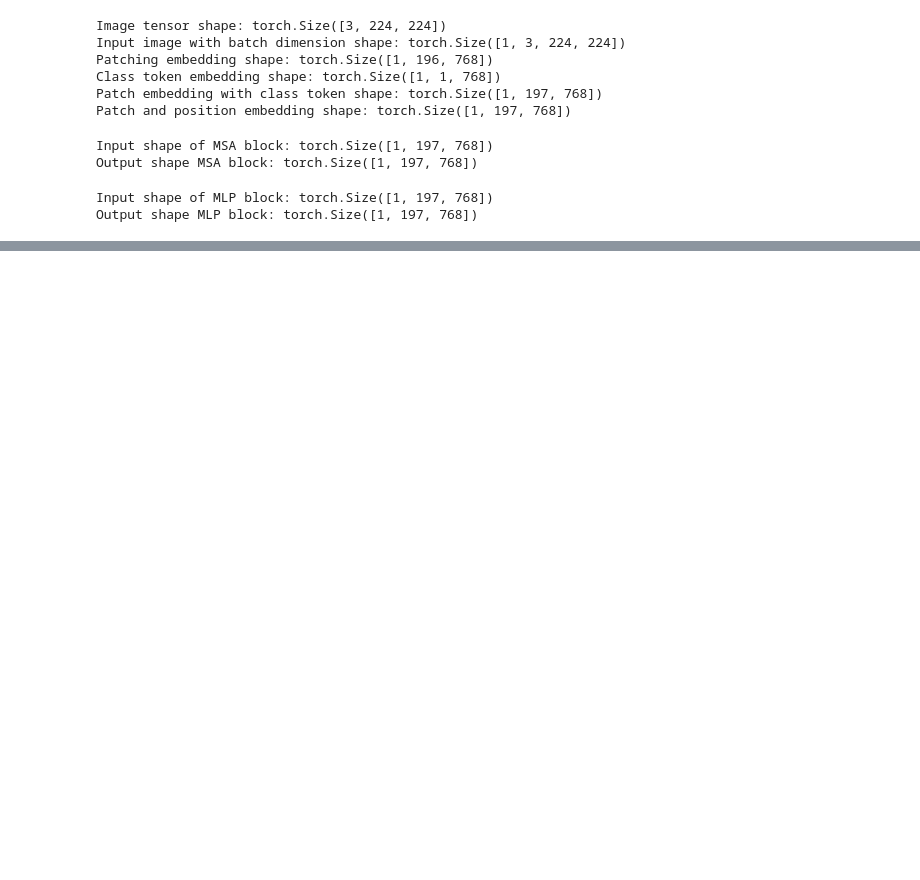
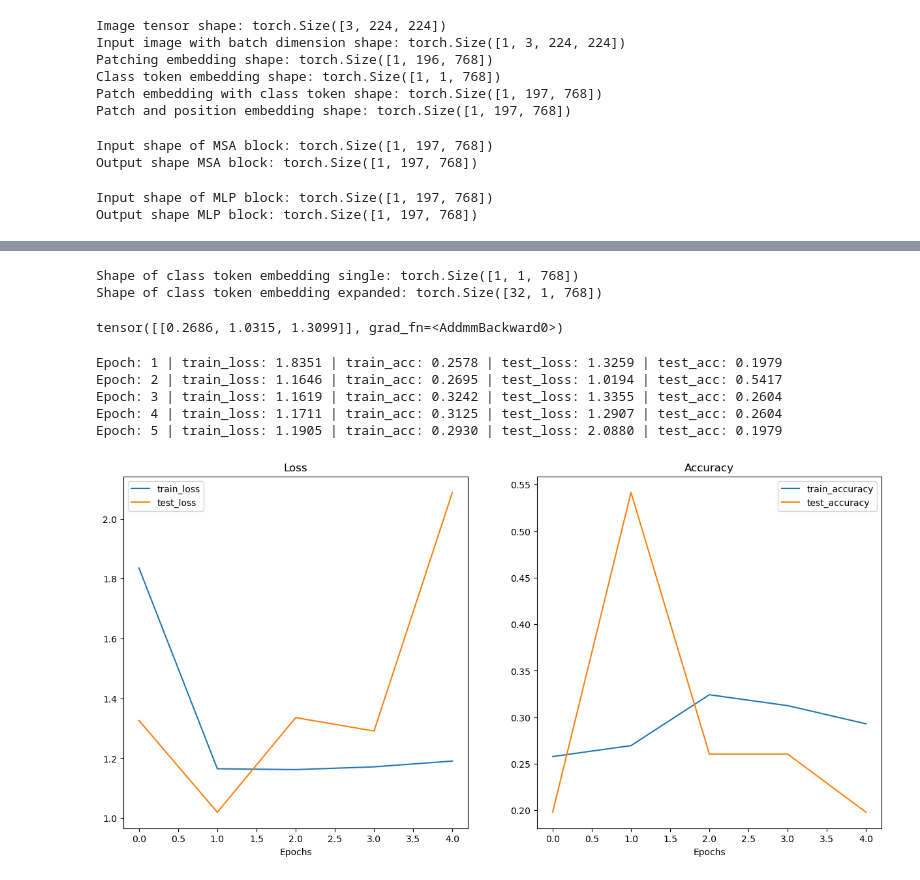
Before and after one commit to giomhern/transformer-vit, a Jupyter notebook: main.ipynb, the cells around one changed output, grey strips where cells are left out. Saved outputs shown, nothing was run; the diff lists cells and outputs as text; code cells hidden in the pictures; blank space fills up the shorter version.

```diff
--- a/main.ipynb
+++ b/main.ipynb
@@ -498,0 +555,50 @@ Estimated Total Size (MB): 27.98
+# %%
+# Quick demo:
+
+batch_size = 32
+class_token_embedding_single = nn.Parameter(data=torch.randn(1, 1, 768))
+class_token_embedding_expanded = class_token_embedding_single.expand(batch_size, -1, -1)
+
+print(f"Shape of class token embedding single: {class_token_embedding_single.shape}")
+print(f"Shape of class token embedding expanded: {class_token_embedding_expanded.shape}")
+# %% [output]
+Shape of class token embedding single: torch.Size([1, 1, 768])
+Shape of class token embedding expanded: torch.Size([32, 1, 768])
+# %%
+set_seeds()
+rand_image_tensor = torch.randn(1, 3, 224, 224)
+vit = ViT(num_classes=len(class_names))
+vit(rand_image_tensor)
+# %% [output]
+tensor([[0.2686, 1.0315, 1.3099]], grad_fn=<AddmmBackward0>)
+# %%
+# Training
+
+from helpers import engine
+optimizer = torch.optim.Adam(params=vit.parameters(),
+                             lr=3e-3,
+                             betas = (0.9, 0.999),
+                             weight_decay=0.3)
+
+loss = torch.nn.CrossEntropyLoss()
+set_seeds()
+
+results = engine.train(model=vit,
+                       train_dataloader=train_dataloader,
+                       test_dataloader=test_dataloader,
+                       optimizer=optimizer,
+                       loss_fn=loss,
+                       epochs=5,
+                       device=device)
+# %% [output]
+Epoch: 1 | train_loss: 1.8351 | train_acc: 0.2578 | test_loss: 1.3259 | test_acc: 0.1979
+Epoch: 2 | train_loss: 1.1646 | train_acc: 0.2695 | test_loss: 1.0194 | test_acc: 0.5417
+Epoch: 3 | train_loss: 1.1619 | train_acc: 0.3242 | test_loss: 1.3355 | test_acc: 0.2604
+Epoch: 4 | train_loss: 1.1711 | train_acc: 0.3125 | test_loss: 1.2907 | test_acc: 0.2604
+Epoch: 5 | train_loss: 1.1905 | train_acc: 0.2930 | test_loss: 2.0880 | test_acc: 0.1979
+# %%
+from helper_functions import plot_loss_curves
+
+plot_loss_curves(results)
+# %% [output]
+[figure, added]
```
Also changed, not shown: parts of 11 cells of this notebook.
